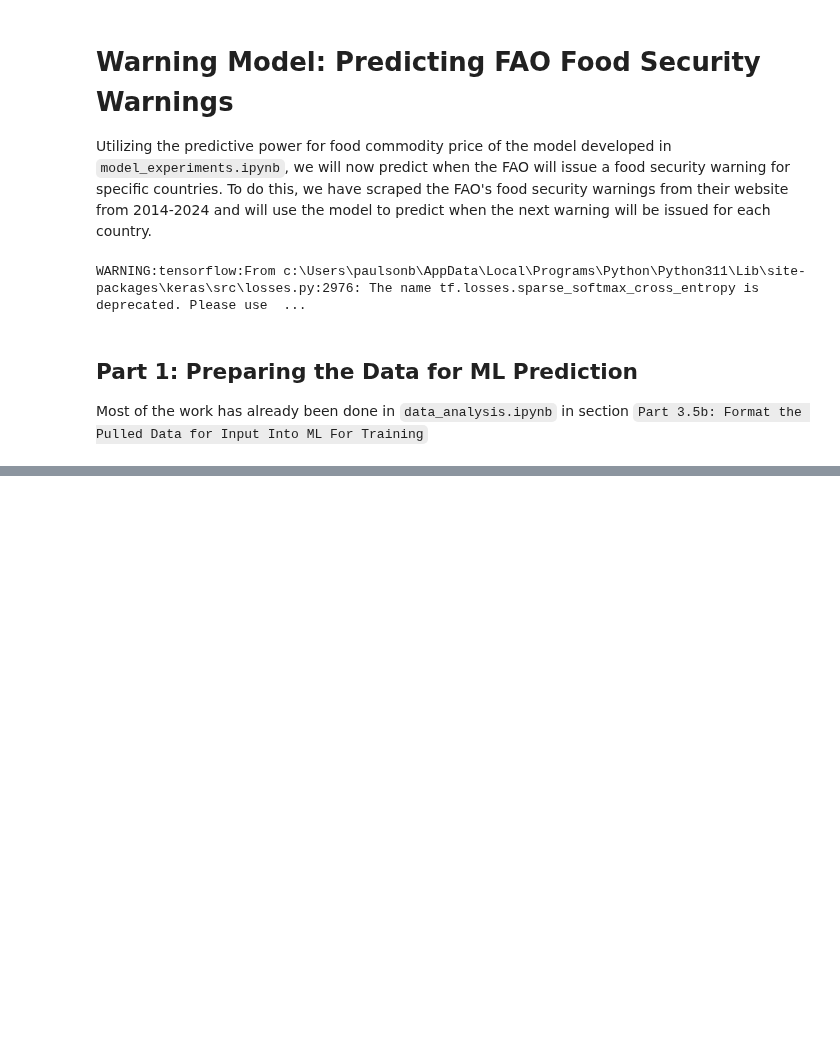
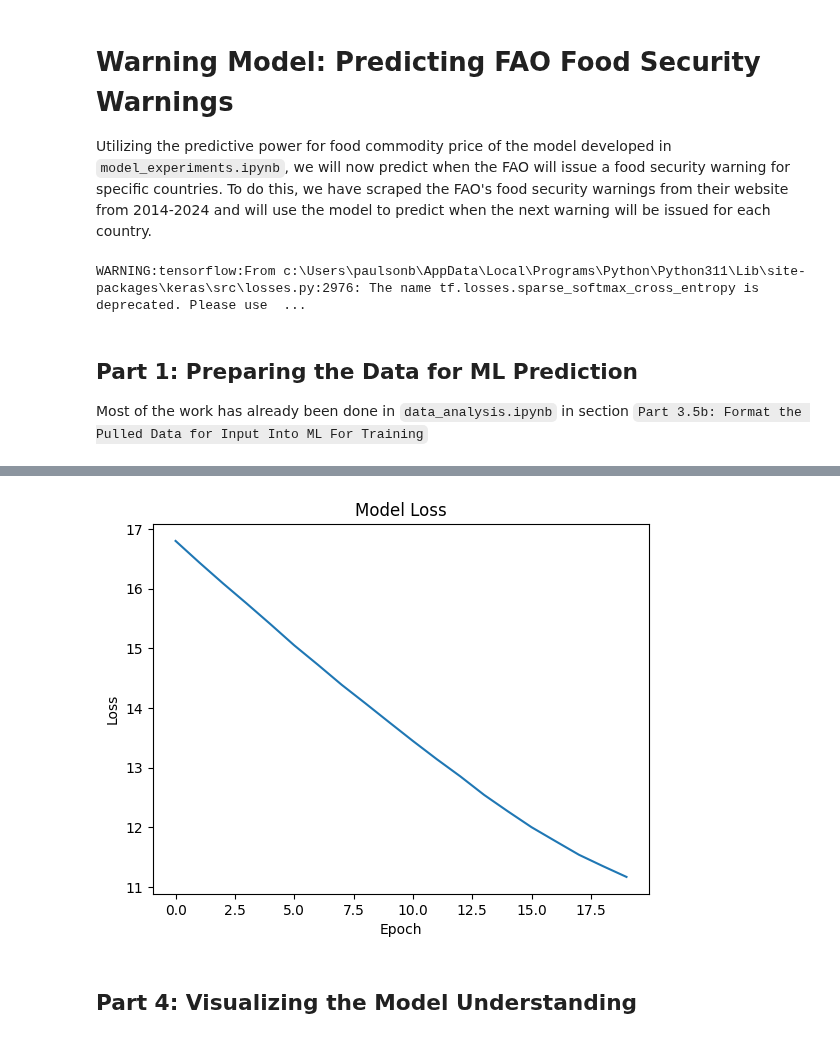
Before and after one commit to Benja-Pauls/Predicting-Commodity-Food-Pricing, a Jupyter notebook: warning_model.ipynb, the cells around one changed output, grey strips where cells are left out. Drawn from its saved outputs; the diff is of its cells as text; code cells hidden in the pictures; blank space fills up the shorter version.

```diff
--- a/warning_model.ipynb
+++ b/warning_model.ipynb
@@ -30,0 +301,11 @@ SyntaxError: unterminated string literal (detected at line 1) (2622808098.py, li
+# %%
+# Plot the loss over time
+plt.plot(history.history['loss'])
+plt.title('Model Loss')
+plt.ylabel('Loss')
+plt.xlabel('Epoch')
+plt.show()
+# %% [output]
+[figure, added]
+# %% [markdown]
+## Part 4: Visualizing the Model Understanding
```
Also changed, not shown: parts of 23 cells of this notebook, 2 other files.
